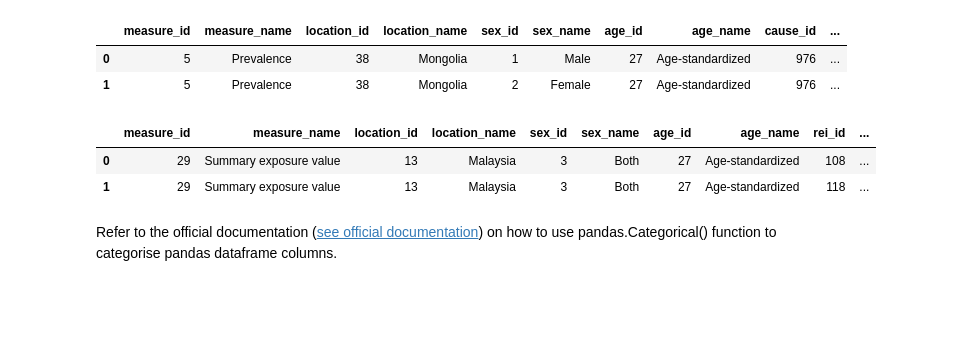
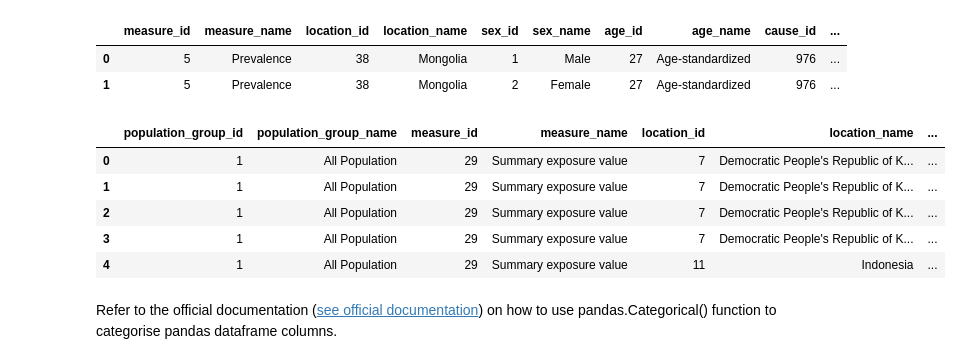
Before and after one commit to aldaszarnauskas/programming-for-data-analytics, a Jupyter notebook: project/project.ipynb, the cells around one changed output. Saved outputs shown, nothing was run; the diff lists cells and outputs as text; code cells hidden in the pictures; blank space fills up the shorter version.

```diff
--- a/project/project.ipynb
+++ b/project/project.ipynb
@@ -59,7 +60,7 @@ df_population = df_population[["location_name", "val", "sex_name", "age_name"]]
 df_agestand = pd.read_csv("../data/agestand_allc_ally_perc_T2D.csv")
 # Upload summary exposure values for low physical activity,
 # high BBI, high consumption of SSB
-df_sum_exp_val = pd.read_csv("../data/SEV_allc_ally_BBI_SSB_lowact.csv")
+df_sum_exp_val = pd.read_csv("../data/SEV_allc_ally_BBI_SSB_lowact_tobaco.csv")
 # %%
 df_T2D.head(2)
 # %% [output]
@@ -79,11 +80,14 @@ df_agestand.head(2)
 | 0 | 5 | Prevalence | 38 | Mongolia | 1 | Male | 27 | Age-standardized | 976 | ... |
 | 1 | 5 | Prevalence | 38 | Mongolia | 2 | Female | 27 | Age-standardized | 976 | ... |
 # %%
-df_sum_exp_val.head(2)
+df_sum_exp_val.head(5)
 # %% [output]
-|  | measure_id | measure_name | location_id | location_name | sex_id | sex_name | age_id | age_name | rei_id | ... |
-| 0 | 29 | Summary exposure value | 13 | Malaysia | 3 | Both | 27 | Age-standardized | 108 | ... |
-| 1 | 29 | Summary exposure value | 13 | Malaysia | 3 | Both | 27 | Age-standardized | 118 | ... |
+|  | population_group_id | population_group_name | measure_id | measure_name | location_id | location_name | ... |
+| 0 | 1 | All Population | 29 | Summary exposure value | 7 | Democratic People's Republic of K... | ... |
+| 1 | 1 | All Population | 29 | Summary exposure value | 7 | Democratic People's Republic of K... | ... |
+| 2 | 1 | All Population | 29 | Summary exposure value | 7 | Democratic People's Republic of K... | ... |
+| 3 | 1 | All Population | 29 | Summary exposure value | 7 | Democratic People's Republic of K... | ... |
+| 4 | 1 | All Population | 29 | Summary exposure value | 11 | Indonesia | ... |
 # %%
 # The three columns in df_agestand, val, upper, and lower, are proportions but
 # we need percentages for further plotting.
```
Also changed, not shown: parts of 5 cells of this notebook, 9 other files.
